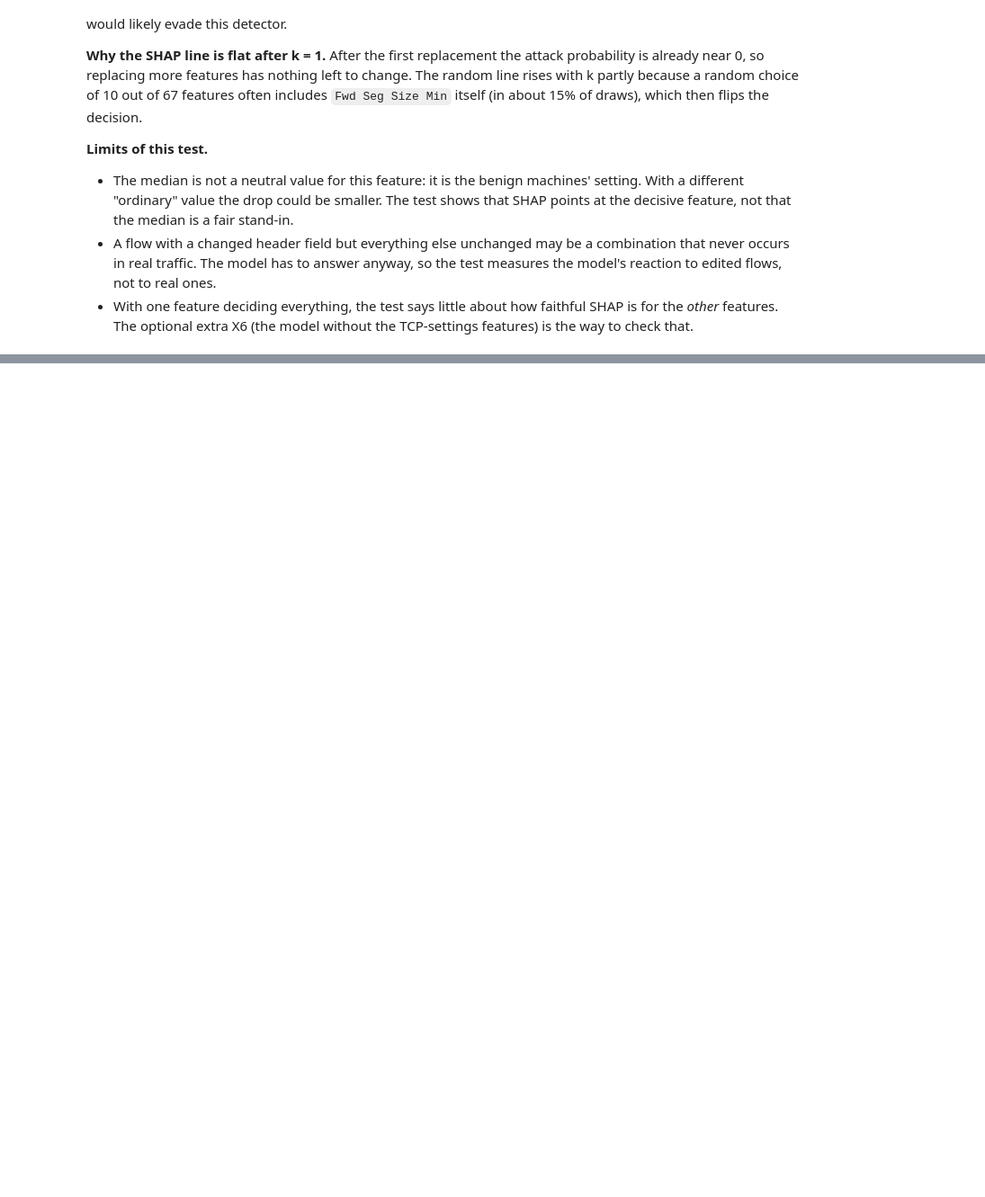
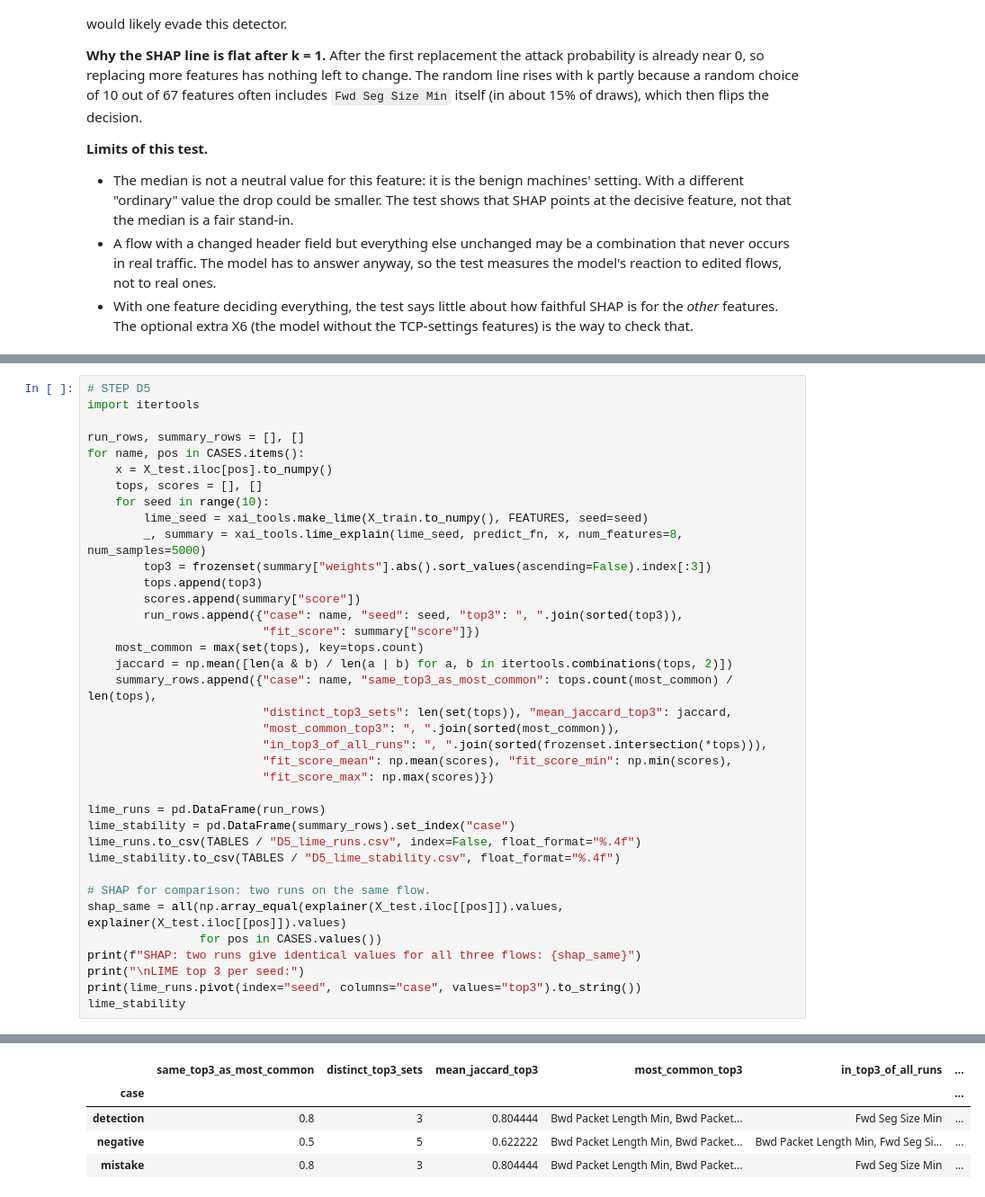
Before and after one commit to steve-nt/AI-for-Cybersecurity-Final-Mini-Project, a Jupyter notebook: parts/30_explanation.ipynb, the cells around one changed output, grey strips where cells are left out. Shown at 90% size. Drawn from its saved outputs; the diff is of its cells as text; blank space fills up the shorter version.

Commit message:
D5: stability of LIME

```diff
--- a/parts/30_explanation.ipynb
+++ b/parts/30_explanation.ipynb
@@ -556,0 +576,38 @@ of draws), which then flips the decision.
+# %%
+# STEP D5
+import itertools
+
+run_rows, summary_rows = [], []
+for name, pos in CASES.items():
+    x = X_test.iloc[pos].to_numpy()
+    tops, scores = [], []
+    for seed in range(10):
+        lime_seed = xai_tools.make_lime(X_train.to_numpy(), FEATURES, seed=seed)
+        _, summary = xai_tools.lime_explain(lime_seed, predict_fn, x, num_features=8, num_samples=5000)
+        top3 = frozenset(summary["weights"].abs().sort_values(ascending=False).index[:3])
+        tops.append(top3)
+        scores.append(summary["score"])
+        run_rows.append({"case": name, "seed": seed, "top3": ", ".join(sorted(top3)),
+                         "fit_score": summary["score"]})
+    most_common = max(set(tops), key=tops.count)
+    jaccard = np.mean([len(a & b) / len(a | b) for a, b in itertools.combinations(tops, 2)])
+    summary_rows.append({"case": name, "same_top3_as_most_common": tops.count(most_common) / len(tops),
+                         "distinct_top3_sets": len(set(tops)), "mean_jaccard_top3": jaccard,
+                         "most_common_top3": ", ".join(sorted(most_common)),
+                         "in_top3_of_all_runs": ", ".join(sorted(frozenset.intersection(*tops))),
+                         "fit_score_mean": np.mean(scores), "fit_score_min": np.min(scores),
+                         "fit_score_max": np.max(scores)})
+
+lime_runs = pd.DataFrame(run_rows)
+lime_stability = pd.DataFrame(summary_rows).set_index("case")
+lime_runs.to_csv(TABLES / "D5_lime_runs.csv", index=False, float_format="%.4f")
+lime_stability.to_csv(TABLES / "D5_lime_stability.csv", float_format="%.4f")
+
+# SHAP for comparison: two runs on the same flow.
+shap_same = all(np.array_equal(explainer(X_test.iloc[[pos]]).values, explainer(X_test.iloc[[pos]]).values)
+                for pos in CASES.values())
+print(f"SHAP: two runs give identical values for all three flows: {shap_same}")
+print("\nLIME top 3 per seed:")
+print(lime_runs.pivot(index="seed", columns="case", values="top3").to_string())
+lime_stability
+# %% [output]
@@ -556,0 +629,5 @@ of draws), which then flips the decision.
+|  | same_top3_as_most_common | distinct_top3_sets | mean_jaccard_top3 | most_common_top3 | in_top3_of_all_runs | ... |
+| case |  |  |  |  |  | ... |
+| detection | 0.8 | 3 | 0.804444 | Bwd Packet Length Min, Bwd Packet... | Fwd Seg Size Min | ... |
+| negative | 0.5 | 5 | 0.622222 | Bwd Packet Length Min, Bwd Packet... | Bwd Packet Length Min, Fwd Seg Si... | ... |
+| mistake | 0.8 | 3 | 0.804444 | Bwd Packet Length Min, Bwd Packet... | Fwd Seg Size Min | ... |
```
Also changed, not shown: parts of 5 cells of this notebook, 5 other files.
